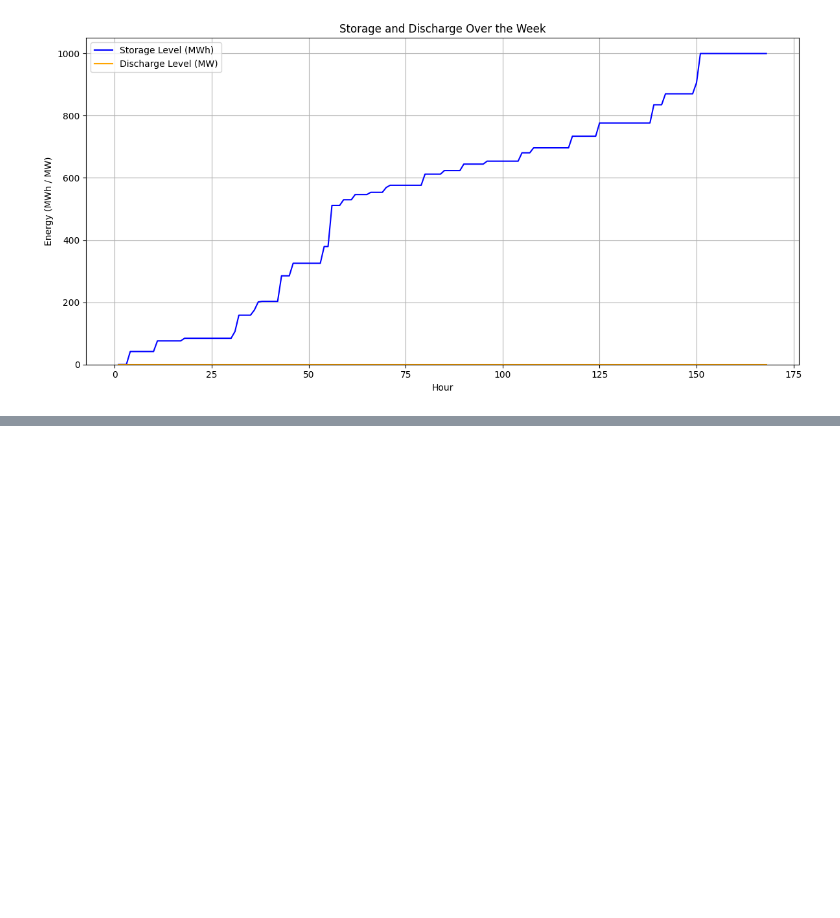
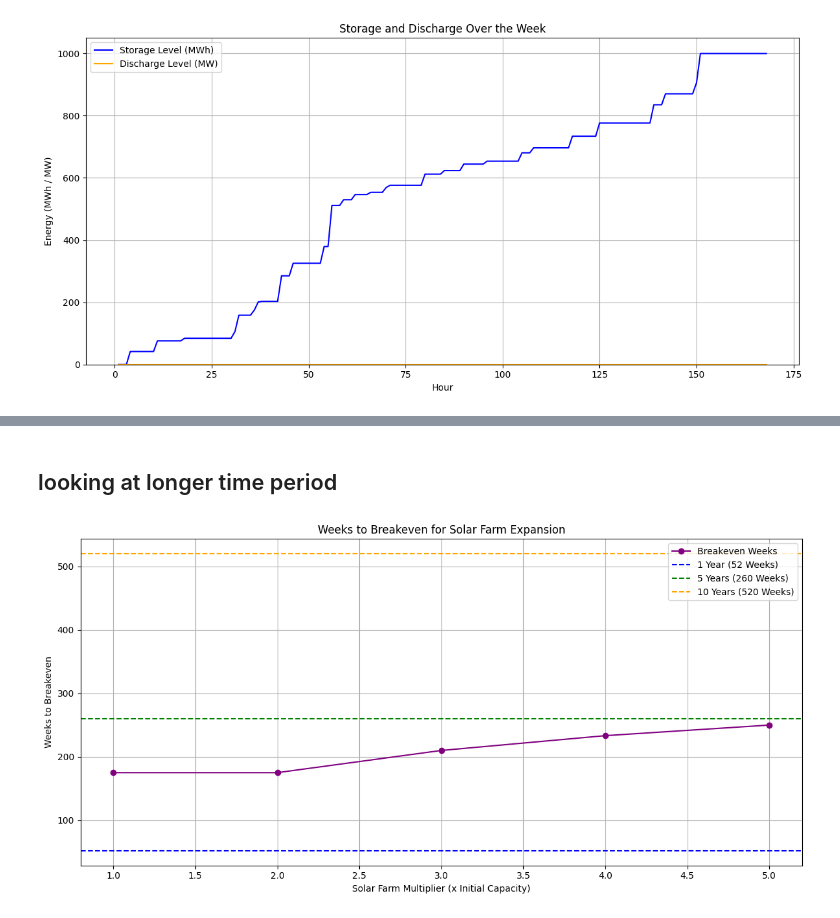
Before and after one commit to sebmcneil/Aurora-Energy, a Jupyter notebook: doubling_solar.ipynb, the cells around one changed output, grey strips where cells are left out. Cells and saved outputs as stored; diff of their text form; code cells hidden in the pictures; blank space fills up the shorter version.

```diff
--- a/doubling_solar.ipynb
+++ b/doubling_solar.ipynb
@@ -290,0 +854,31 @@ plt.show()
+# %% [markdown]
+## looking at longer time period
+# %%
+import matplotlib.pyplot as plt
+import numpy as np
+
+# Given data from previous analysis
+solar_multipliers = [1, 2, 3, 4, 5]
+construction_costs = [175_000_000, 350_000_000, 525_000_000, 700_000_000, 875_000_000]  # Cost in £
+savings_per_week = [1_000_000, 2_000_000, 2_500_000, 3_000_000, 3_500_000]  # Savings per week in £
+
+# Calculate breakeven weeks for each multiplier
+breakeven_weeks = [construction_costs[i] / savings_per_week[i] for i in range(len(solar_multipliers))]
+
+# Plotting
+plt.figure(figsize=(12, 6))
+plt.plot(solar_multipliers, breakeven_weeks, marker='o', linestyle='-', color='purple', label="Breakeven Weeks")
+plt.axhline(y=52, color='blue', linestyle='--', label="1 Year (52 Weeks)")
+plt.axhline(y=260, color='green', linestyle='--', label="5 Years (260 Weeks)")
+plt.axhline(y=520, color='orange', linestyle='--', label="10 Years (520 Weeks)")
+
+# Labels and legend
+plt.xlabel("Solar Farm Multiplier (x Initial Capacity)")
+plt.ylabel("Weeks to Breakeven")
+plt.title("Weeks to Breakeven for Solar Farm Expansion")
+plt.legend()
+plt.grid(True)
+plt.tight_layout()
+plt.show()
+# %% [output]
+[figure, added]
```
Also changed, not shown: parts of 8 cells of this notebook.
